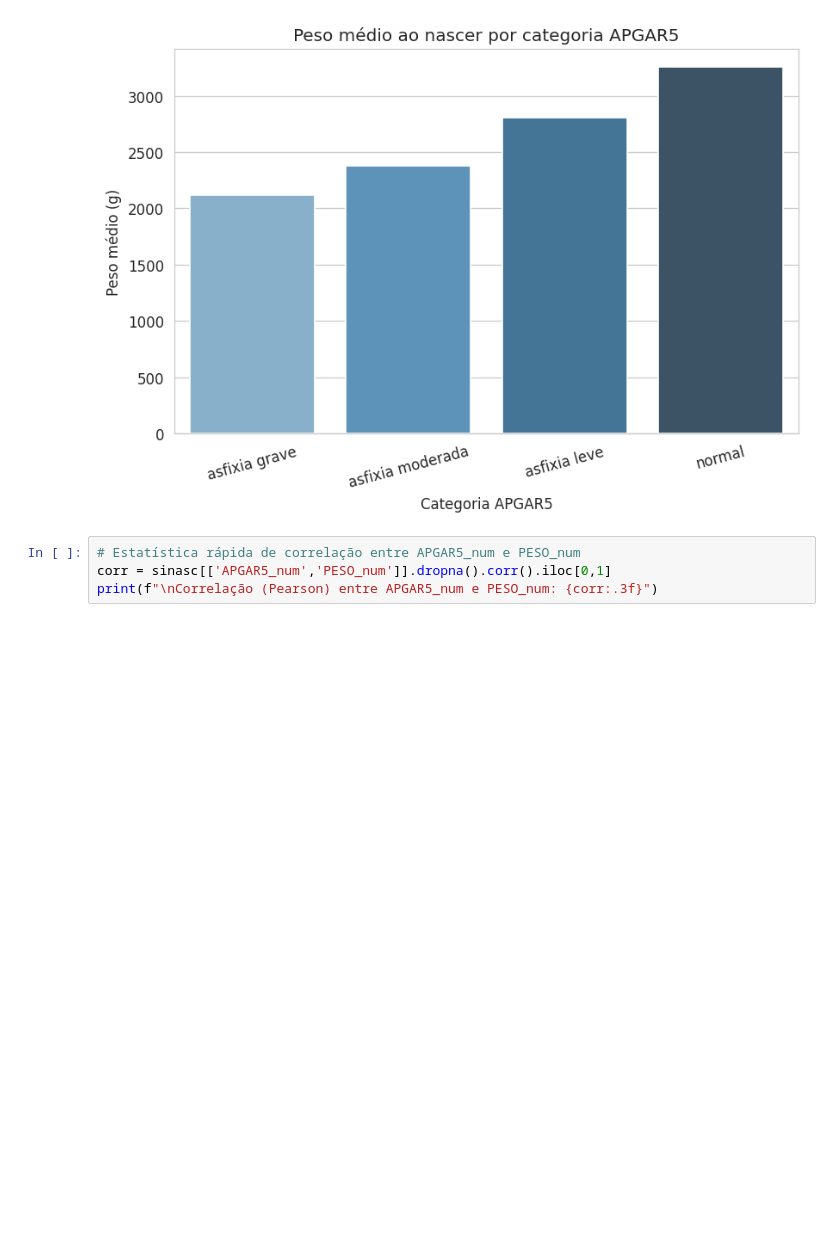
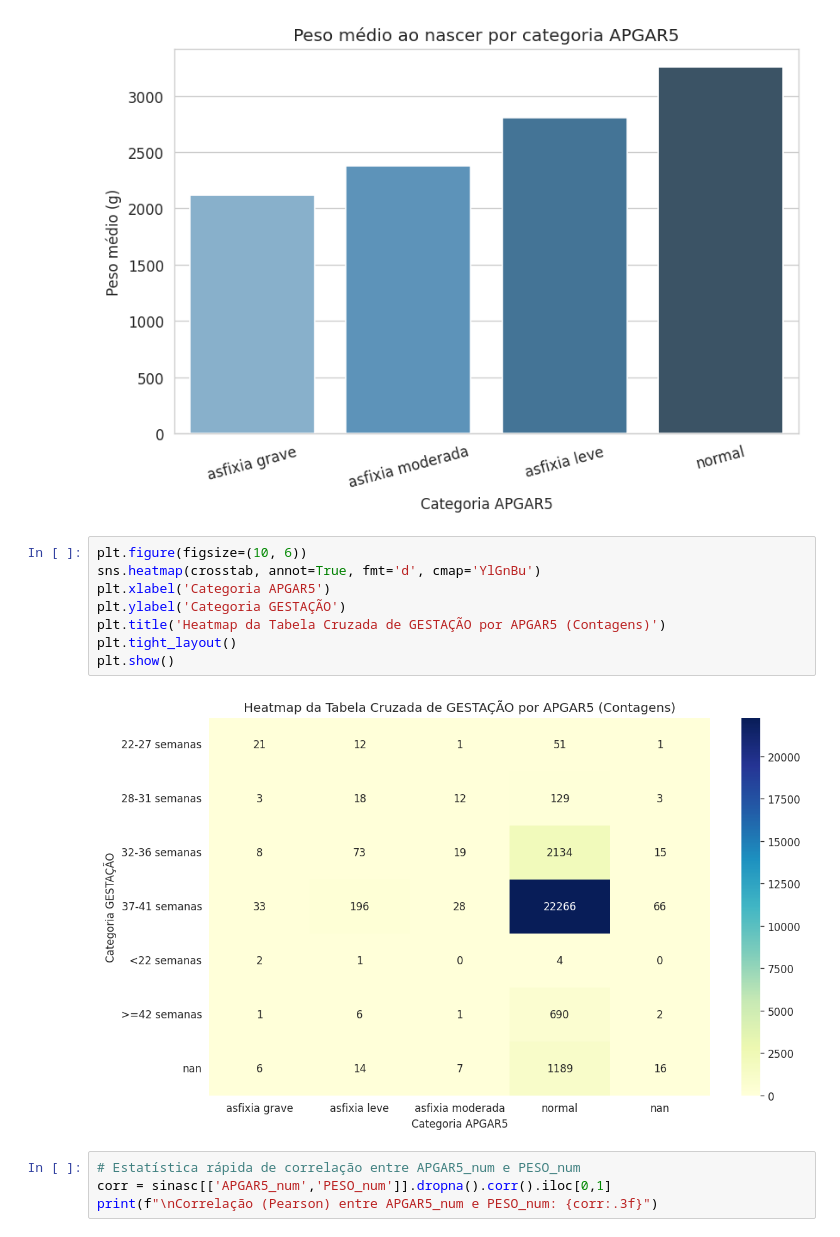
Before and after one commit to alevazcientista-dotcom/Ebac1, a Jupyter notebook: M6_Parte3.ipynb, the cells around one changed output. Drawn from its saved outputs; the diff is of its cells as text; blank space fills up the shorter version.

```diff
--- a/M6_Parte3.ipynb
+++ b/M6_Parte3.ipynb
@@ -495,6 +495,16 @@ Passing `palette` without assigning `hue` is deprecated and will be removed in v
 
   sns.barplot(x=peso_mean.index, y=peso_mean['mean'], order=peso_mean.index, palette='Blues_d')
 [figure]
+# %%
+plt.figure(figsize=(10, 6))
+sns.heatmap(crosstab, annot=True, fmt='d', cmap='YlGnBu')
+plt.xlabel('Categoria APGAR5')
+plt.ylabel('Categoria GESTAÇÃO')
+plt.title('Heatmap da Tabela Cruzada de GESTAÇÃO por APGAR5 (Contagens)')
+plt.tight_layout()
+plt.show()
+# %% [output]
+[figure, added]
 # %%
 # Estatística rápida de correlação entre APGAR5_num e PESO_num
 corr = sinasc[['APGAR5_num','PESO_num']].dropna().corr().iloc[0,1]
```
